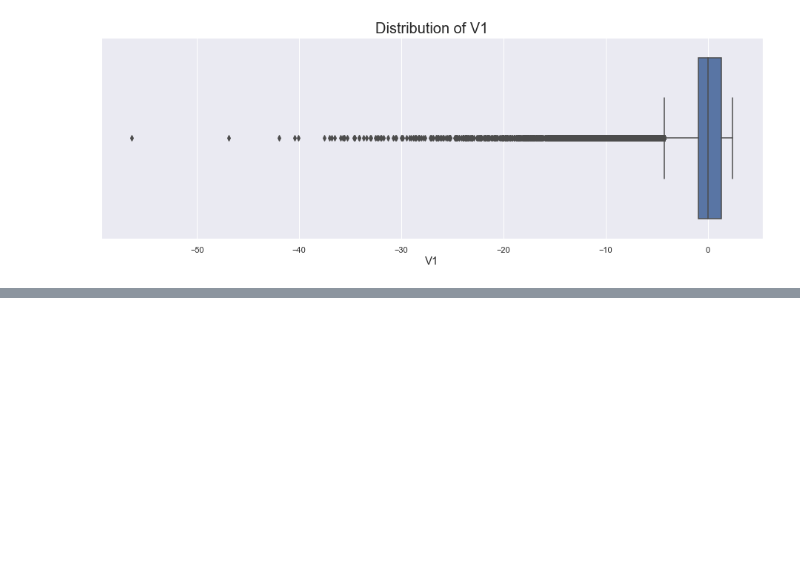
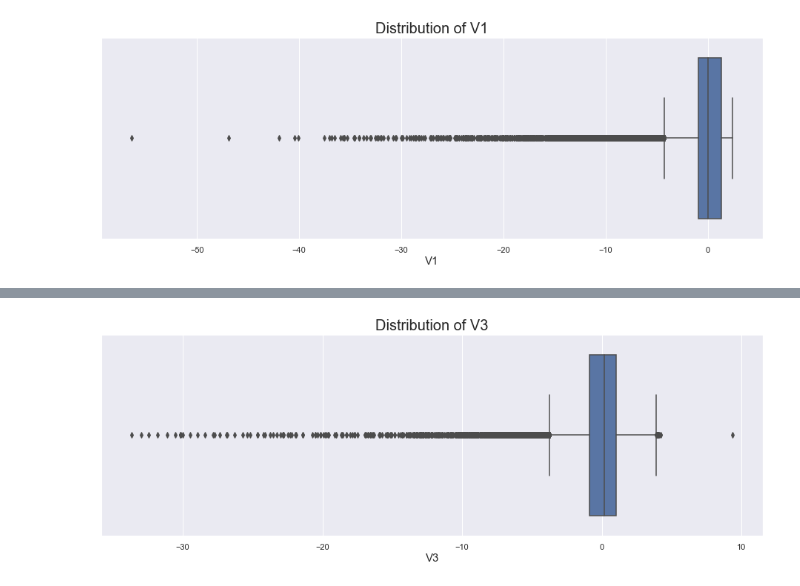
Before and after one commit to akshaykadam100/Credit-Card-Fraud-Detection, a Jupyter notebook: modelling/V1_Akshay_Kadam_DML2070010.ipynb, the cells around one changed output, grey strips where cells are left out. Drawn from its saved outputs; the diff is of its cells as text; code cells hidden in the pictures; blank space fills up the shorter version.

```diff
--- a/modelling/V1_Akshay_Kadam_DML2070010.ipynb
+++ b/modelling/V1_Akshay_Kadam_DML2070010.ipynb
@@ -322,0 +430,5 @@ check_class_distribution_on_handling_outlier(series_name='V1', quantile_val=0.01
+# %%
+raw_data = raw_data[
+    (raw_data['V2'] >= raw_data['V2'].quantile(0.01)) &
+    (raw_data['V2'] <= raw_data['V2'].quantile(1.00))
+]
@@ -322,0 +457,4 @@ check_class_distribution_on_handling_outlier(series_name='V1', quantile_val=0.01
+# %%
+plot_box_graph(series=raw_data.V3)
+# %% [output]
+[figure, added]
```
Also changed, not shown: parts of 60 cells of this notebook.
